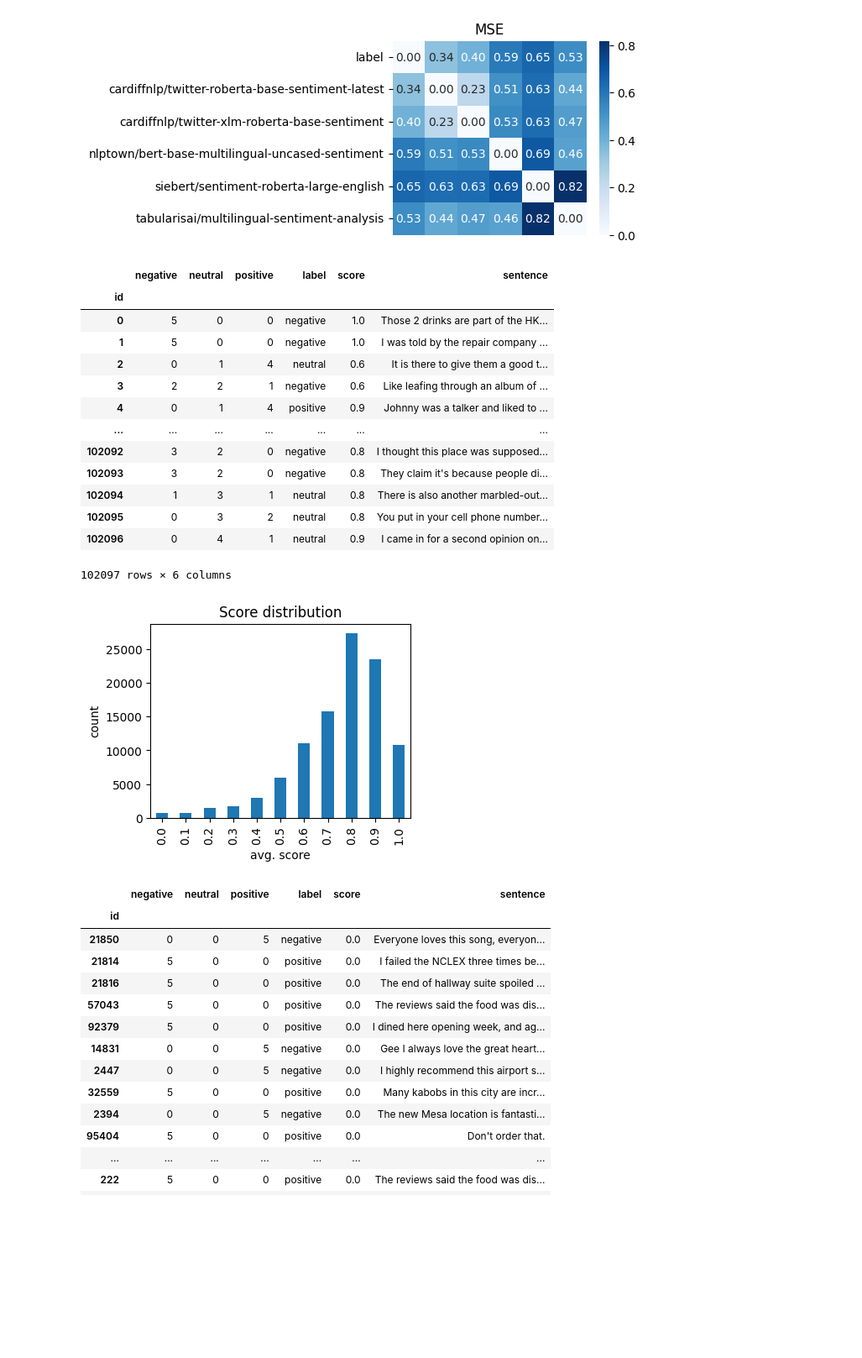
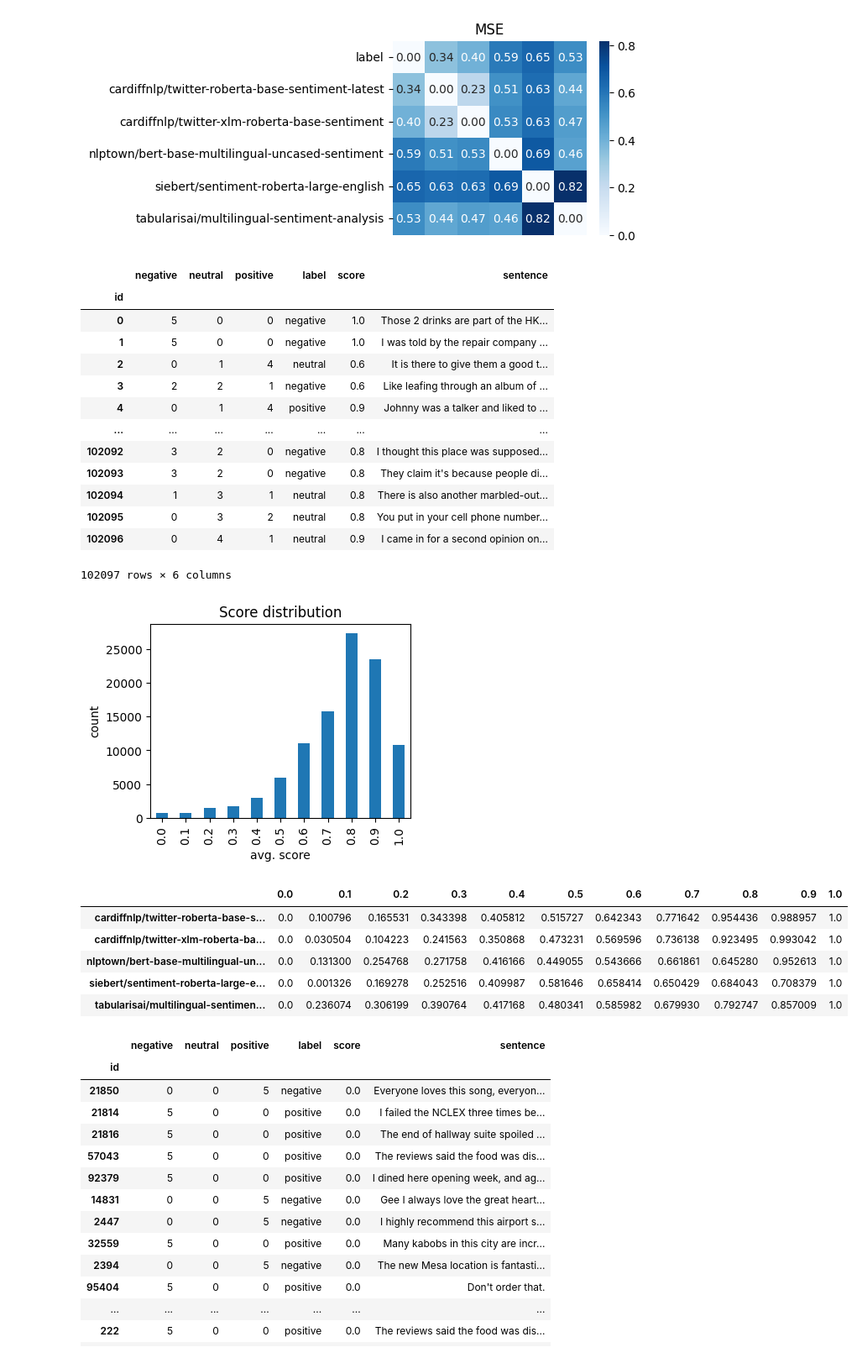
Before and after one commit to tavis-siebert/CIL-2025, a Jupyter notebook: notebooks/data_analysis.ipynb, the cells around one changed output. Shown at 84% size. Cells and saved outputs as stored; diff of their text form; code cells hidden in the pictures; blank space fills up the shorter version.

Commit message:
added per-model scores binned by model voting

```diff
--- a/notebooks/data_analysis.ipynb
+++ b/notebooks/data_analysis.ipynb
@@ -404,52 +404,65 @@ def analyze_sentiment_model_voting(model_names):
         "neutral": 0,
         "positive": 1,
     }
-    label_mapping_inverted = {v: k for k, v in label_mapping.items()}
 
     # load predictions
     sentences = train_dataset["sentence"]
-    label_true = train_dataset["label"].map(label_mapping)
-    label_pred = load_labels_all(model_names, label_mapping)
+    label_true = train_dataset["label"]
+    label_pred = load_labels_all(model_names)
 
     # count number of votes for each sample
-    label_pred_count = label_pred.apply(pd.Series.value_counts, axis=1).fillna(0).astype(int)
+    model_voting = label_pred.apply(pd.Series.value_counts, axis=1).fillna(0).astype(int)
 
     # compute score weighted by votes for each sample
-    scores_individual = 0.5 * (2 - np.abs(label_pred_count.columns.values - label_true.values[:, None]))
-    scores = (label_pred_count * scores_individual).sum(axis=1) / label_pred_count.sum(axis=1)
+    scores_individual = 0.5 * (2 - np.abs(model_voting.columns.map(label_mapping).values - label_true.map(label_mapping).values[:, None]))
+    scores = (model_voting * scores_individual).sum(axis=1) / model_voting.sum(axis=1)
 
     # finalize dataframe
-    label_pred_count.rename(columns=label_mapping_inverted, inplace=True)
-    label_pred_count["label"] = label_true.map(label_mapping_inverted)
-    label_pred_count["score"] = scores
-    label_pred_count["sentence"] = sentences
-    display(label_pred_count)
+    # label_pred_count.rename(columns=label_mapping_inverted, inplace=True)
+    model_voting["label"] = label_true
+    model_voting["score"] = scores
+    model_voting["sentence"] = sentences
+    display(model_voting)
 
     # plot distribution of weighted scores
-    label_pred_count["score"].value_counts().sort_index().plot.bar()
+    model_voting["score"].value_counts().sort_index().plot.bar()
     plt.title("Score distribution")
     plt.xlabel("avg. score")
     plt.ylabel("count")
     plt.show()
 
-    return label_pred_count
+    # compute scores per model per score
+    scores_per_bin = {}
+    for score in np.sort(model_voting["score"].unique()):
+        label_true_bin = label_true[model_voting["score"] == score]
+        label_pred_bin = label_pred[model_voting["score"] == score]
+        scores_per_bin[score] = [evaluate_score(label_true_bin, label_pred_bin[model_name]) for model_name in model_names]
+    display(pd.DataFrame(scores_per_bin, index=model_names))
 
-label_pred_count = analyze_sentiment_model_voting(SENTIMENT_MODEL_NAMES)
+    return model_voting
+
+model_voting = analyze_sentiment_model_voting(SENTIMENT_MODEL_NAMES)
 # %% [output]
 |  | negative | neutral | positive | label | score | sentence |
 | id |  |  |  |  |  |  |
 | 0 | 5 | 0 | 0 | negative | 1.0 | Those 2 drinks are part of the HK... |
 | 1 | 5 | 0 | 0 | negative | 1.0 | I was told by the repair company ... |
 | 2 | 0 | 1 | 4 | neutral | 0.6 | It is there to give them a good t... |
 | 3 | 2 | 2 | 1 | negative | 0.6 | Like leafing through an album of ... |
 | 4 | 0 | 1 | 4 | positive | 0.9 | Johnny was a talker and liked to ... |
 | ... | ... | ... | ... | ... | ... | ... |
 | 102092 | 3 | 2 | 0 | negative | 0.8 | I thought this place was supposed... |
 | 102093 | 3 | 2 | 0 | negative | 0.8 | They claim it's because people di... |
 | 102094 | 1 | 3 | 1 | neutral | 0.8 | There is also another marbled-out... |
 | 102095 | 0 | 3 | 2 | neutral | 0.8 | You put in your cell phone number... |
 | 102096 | 0 | 4 | 1 | neutral | 0.9 | I came in for a second opinion on... |
 102097 rows × 6 columns
 [figure]
+|  | 0.0 | 0.1 | 0.2 | 0.3 | 0.4 | 0.5 | 0.6 | 0.7 | 0.8 | 0.9 | 1.0 |
+| cardiffnlp/twitter-roberta-base-s... | 0.0 | 0.100796 | 0.165531 | 0.343398 | 0.405812 | 0.515727 | 0.642343 | 0.771642 | 0.954436 | 0.988957 | 1.0 |
+| cardiffnlp/twitter-xlm-roberta-ba... | 0.0 | 0.030504 | 0.104223 | 0.241563 | 0.350868 | 0.473231 | 0.569596 | 0.736138 | 0.923495 | 0.993042 | 1.0 |
+| nlptown/bert-base-multilingual-un... | 0.0 | 0.131300 | 0.254768 | 0.271758 | 0.416166 | 0.449055 | 0.543666 | 0.661861 | 0.645280 | 0.952613 | 1.0 |
+| siebert/sentiment-roberta-large-e... | 0.0 | 0.001326 | 0.169278 | 0.252516 | 0.409987 | 0.581646 | 0.658414 | 0.650429 | 0.684043 | 0.708379 | 1.0 |
+| tabularisai/multilingual-sentimen... | 0.0 | 0.236074 | 0.306199 | 0.390764 | 0.417168 | 0.480341 | 0.585982 | 0.679930 | 0.792747 | 0.857009 | 1.0 |
 # %%
 with pd.option_context("display.max_colwidth", 400, "display.max_rows", 100):
```
Also changed, not shown: parts of 4 cells of this notebook.
